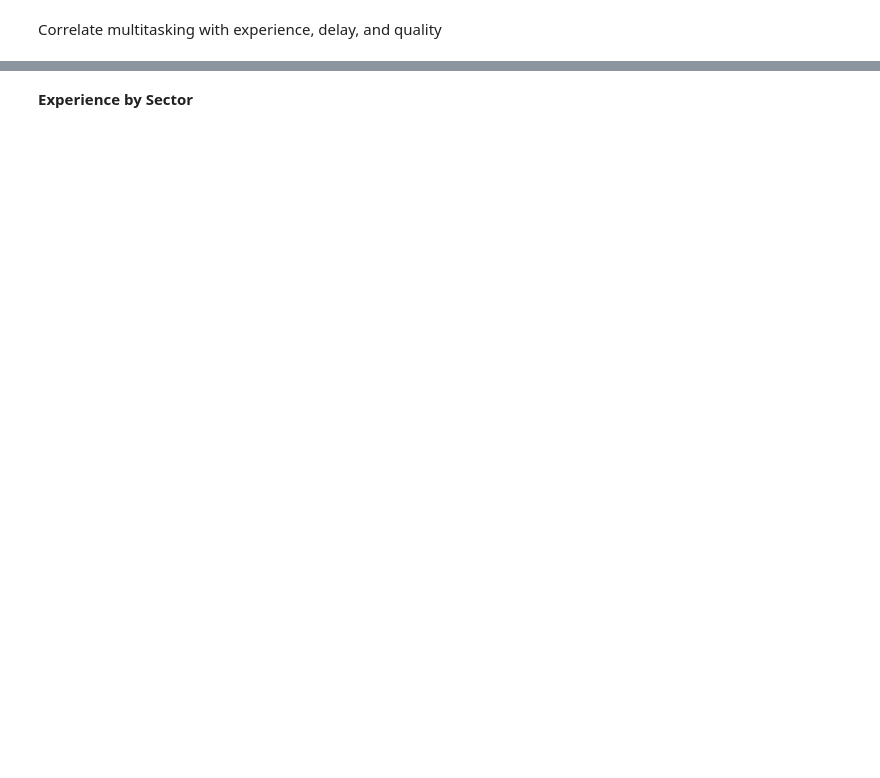
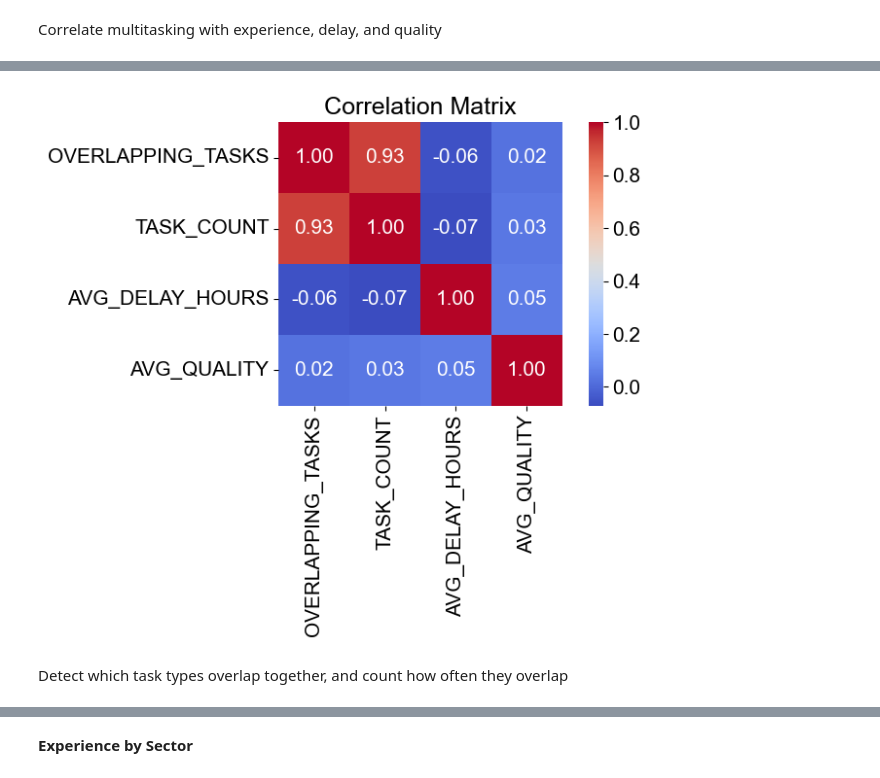
Before and after one commit to L3ms123/SP1, a Jupyter notebook: Notebooks/Preliminary_data_analysis.ipynb, the cells around one changed output, grey strips where cells are left out. Drawn from its saved outputs; the diff is of its cells as text; code cells hidden in the pictures; blank space fills up the shorter version.

```diff
--- a/Notebooks/Preliminary_data_analysis.ipynb
+++ b/Notebooks/Preliminary_data_analysis.ipynb
@@ -784,0 +831,14 @@ display(correlation_df.corr())
+# %%
+# Plot heatmap
+
+corr = correlation_df.corr()
+
+plt.figure(figsize=(8, 6))
+sns.heatmap(corr, annot=True, fmt=".2f", cmap='coolwarm', square=True)
+plt.title('Correlation Matrix')
+plt.tight_layout()
+plt.show()
+# %% [output]
+[figure, added]
+# %% [markdown]
+Detect which task types overlap together, and count how often they overlap
```
Also changed, not shown: parts of 40 cells of this notebook.
